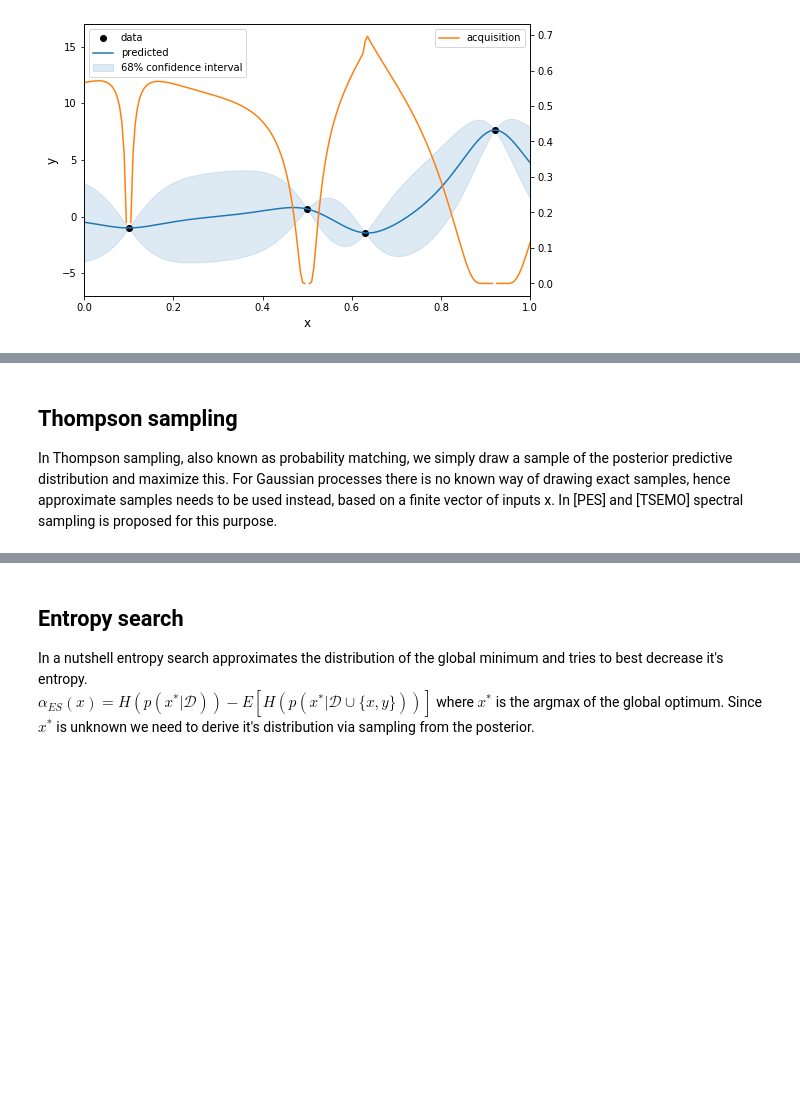
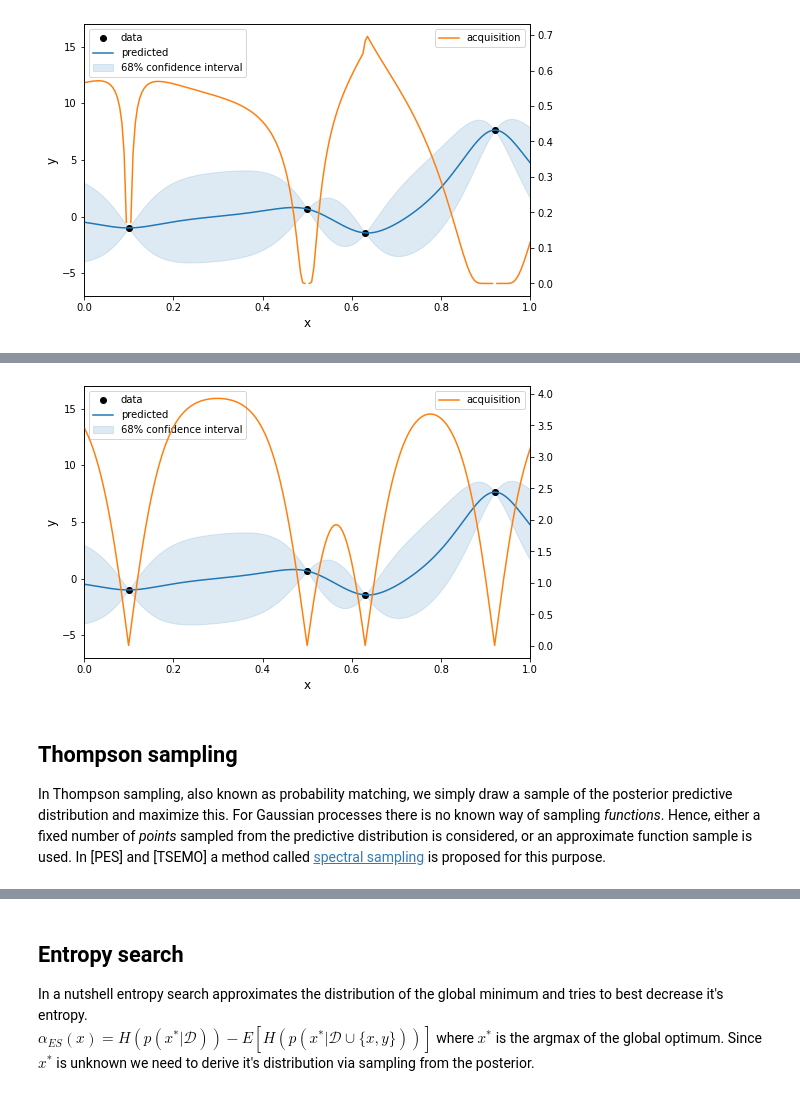
Before and after one commit to DavidWalz/mind-dump, a Jupyter notebook: topics/bayesopt_acquisitions.ipynb, the cells around one changed output, grey strips where cells are left out. Drawn from its saved outputs; the diff is of its cells as text; code cells hidden in the pictures; blank space fills up the shorter version.

```diff
--- a/topics/bayesopt_acquisitions.ipynb
+++ b/topics/bayesopt_acquisitions.ipynb
@@ -145,3 +159,8 @@ plot(acquisition=SEI)
+# %%
+plot(acquisition=σ)
+# %% [output]
+[figure, added]
 # %% [markdown]
 ## Thompson sampling
-In Thompson sampling, also known as probability matching, we simply draw a sample of the posterior predictive distribution and maximize this. For Gaussian processes there is no known way of drawing exact samples, hence approximate samples needs to be used instead, based on a finite vector of inputs x. In [PES] and [TSEMO] spectral sampling is proposed for this purpose.
+In Thompson sampling, also known as probability matching, we simply draw a sample of the posterior predictive distribution and maximize this. For Gaussian processes there is no known way of sampling *functions*.
+Hence, either a fixed number of *points* sampled from the predictive distribution is considered, or an approximate function sample is used. In [PES] and [TSEMO] a method called [spectral sampling](gp_spectral_sampling.iypnb) is proposed for this purpose.
```
Also changed, not shown: parts of 16 cells of this notebook.
